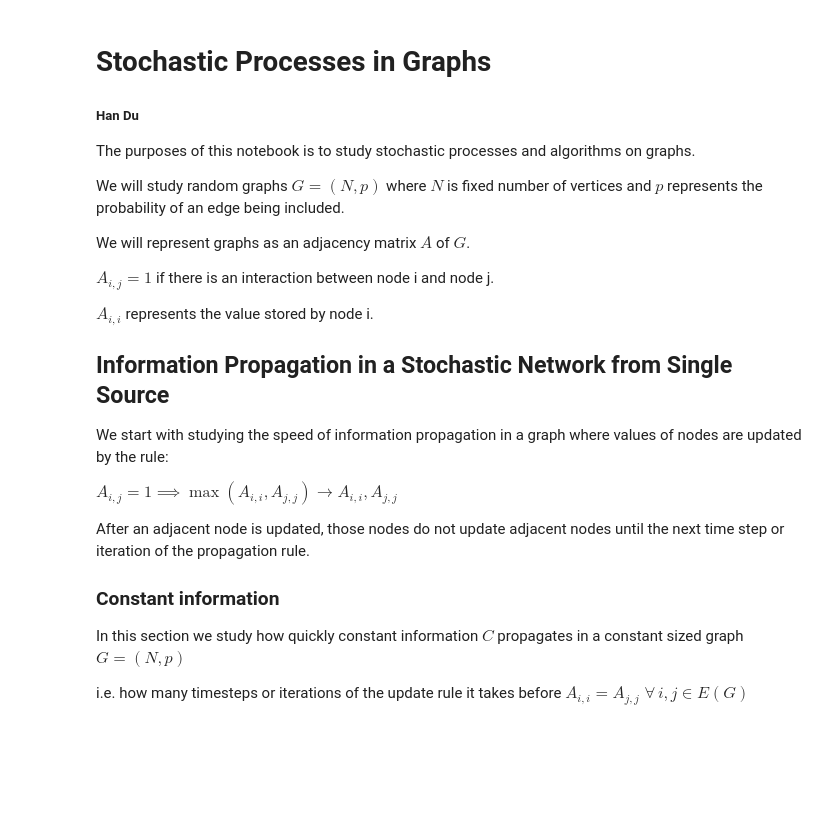
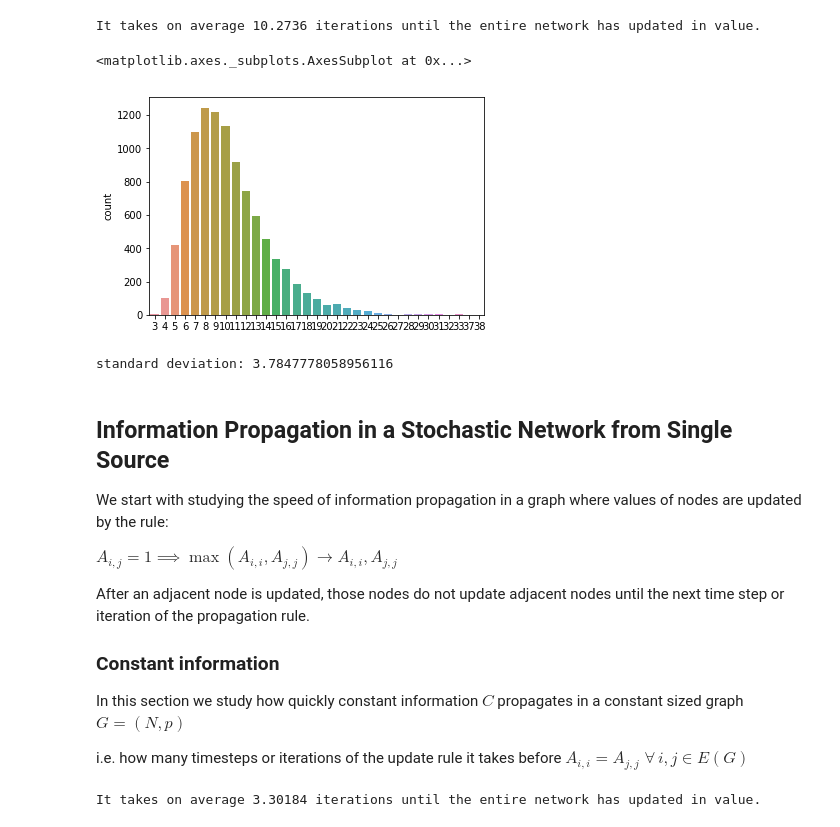
Before and after one commit to HanSeoulOh/mathproblems, a Jupyter notebook: stochasticGraphs.ipynb, the cells around one changed output. Cells and saved outputs as stored; diff of their text form; code cells hidden in the pictures; blank space fills up the shorter version.

```diff
--- a/stochasticGraphs.ipynb
+++ b/stochasticGraphs.ipynb
@@ -3,16 +104,36 @@
+# %%
+sequence = [3 for i in range(10)]
+queue = []
+iterations = 10000
+for i in range(iterations):
+    count = 0
+    A = nx.to_numpy_matrix(nx.random_degree_sequence_graph(sequence))
+    # print(A)
+    A = randomAccumulate(A, n, p)
+    while not checkAllEqual(A) and count < 100:
+        A = oneStepPropagation(A)
+        D = np.diag(A)
+        # print(A)
+        count +=1
+        A = nx.to_numpy_matrix(nx.random_degree_sequence_graph(sequence))
+        A[np.diag_indices(n)] = np.asmatrix(D)
+    queue.append(count)
+    count = 0
+
+average = sum(queue)/iterations
+print("It takes on average " + str(average) + " iterations until the entire network has updated in value.")
+# %% [output]
+It takes on average 10.2736 iterations until the entire network has updated in value.
+# %%
+sns.countplot(list(map(int, queue)))
+# %% [output]
+<matplotlib.axes._subplots.AxesSubplot at 0x...>
+[figure, added]
+# %%
+print("standard deviation: " + str(np.std(queue)))
+# %% [output]
+standard deviation: 3.7847778058956116
 # %% [markdown]
-# Stochastic Processes in Graphs
-##### Han Du
-
-The purposes of this notebook is to study stochastic processes and algorithms on graphs.
-
-We will study random graphs $G = (N, p)$ where $N$ is fixed number of vertices and $p$ represents the probability of an edge being included.
-
-We will represent graphs as an adjacency matrix $A$ of $G$.
-
-$A_{i,j} = 1$ if there is an interaction between node i and node j.
-
-$A_{i,i}$ represents the value stored by node i.
 
 ## Information Propagation in a Stochastic Network from Single Source
 
@@ -107,0 +151,21 @@ print("It takes on average " + str(average) + " iterations until the entire netw
+# %%
+queue = []
+iterations = 100000
+for i in range(iterations):
+    count = 0
+    upperDiagIndices, A = initializeGraph(n, p)
+    A = randomizeEdges(A, n, p)
+    A = randomAccumulate(A, n, p)
+    # print(A)
+    while not checkAllEqual(A):
+        A = randomizeEdges(A, n, p)
+        A = oneStepPropagation(A)
+        # print(A)
+        count +=1
+    queue.append(count)
+    count = 0
+
+average = sum(queue)/iterations
+print("It takes on average " + str(average) + " iterations until the entire network has updated in value.")
+# %% [output]
+It takes on average 3.30184 iterations until the entire network has updated in value.
```
Also changed, not shown: parts of 9 cells of this notebook.
